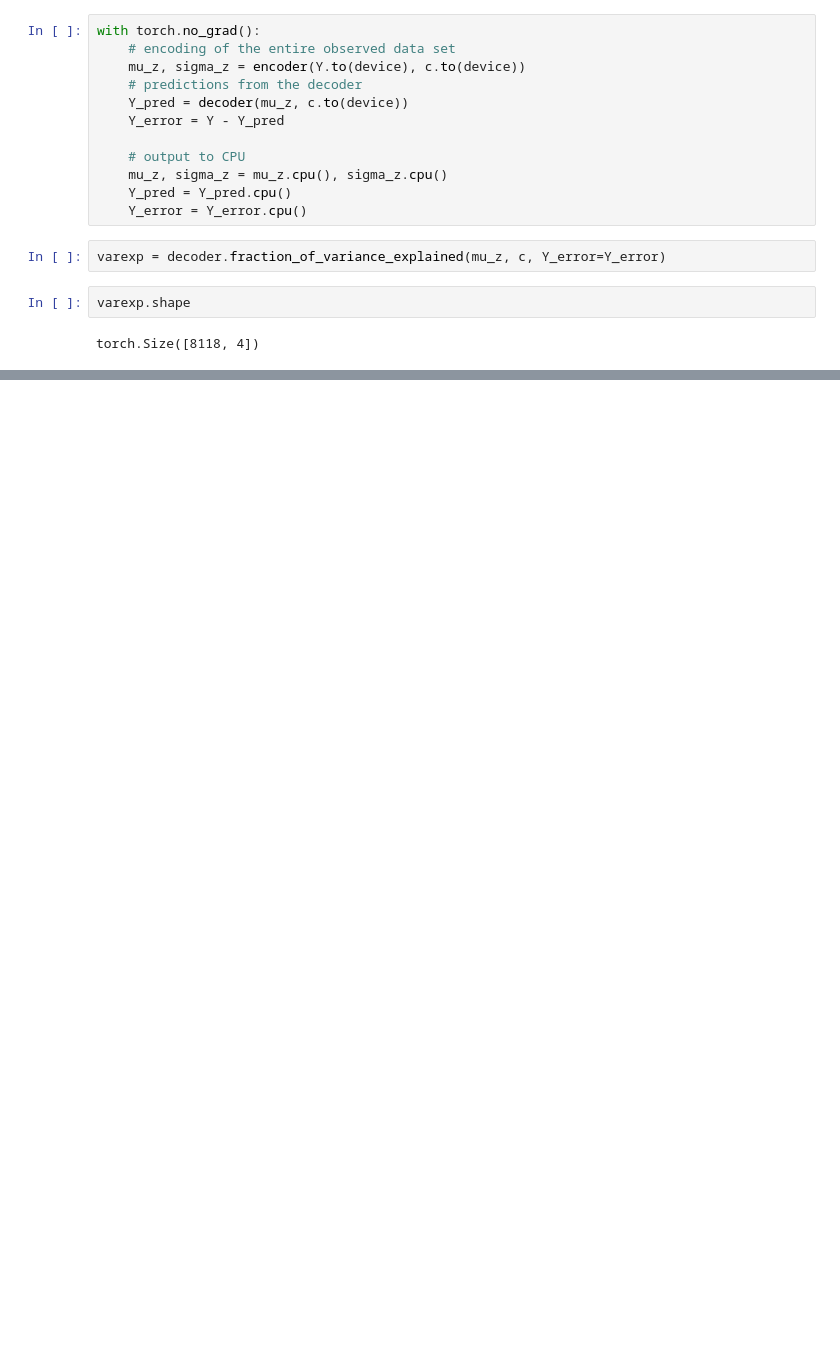
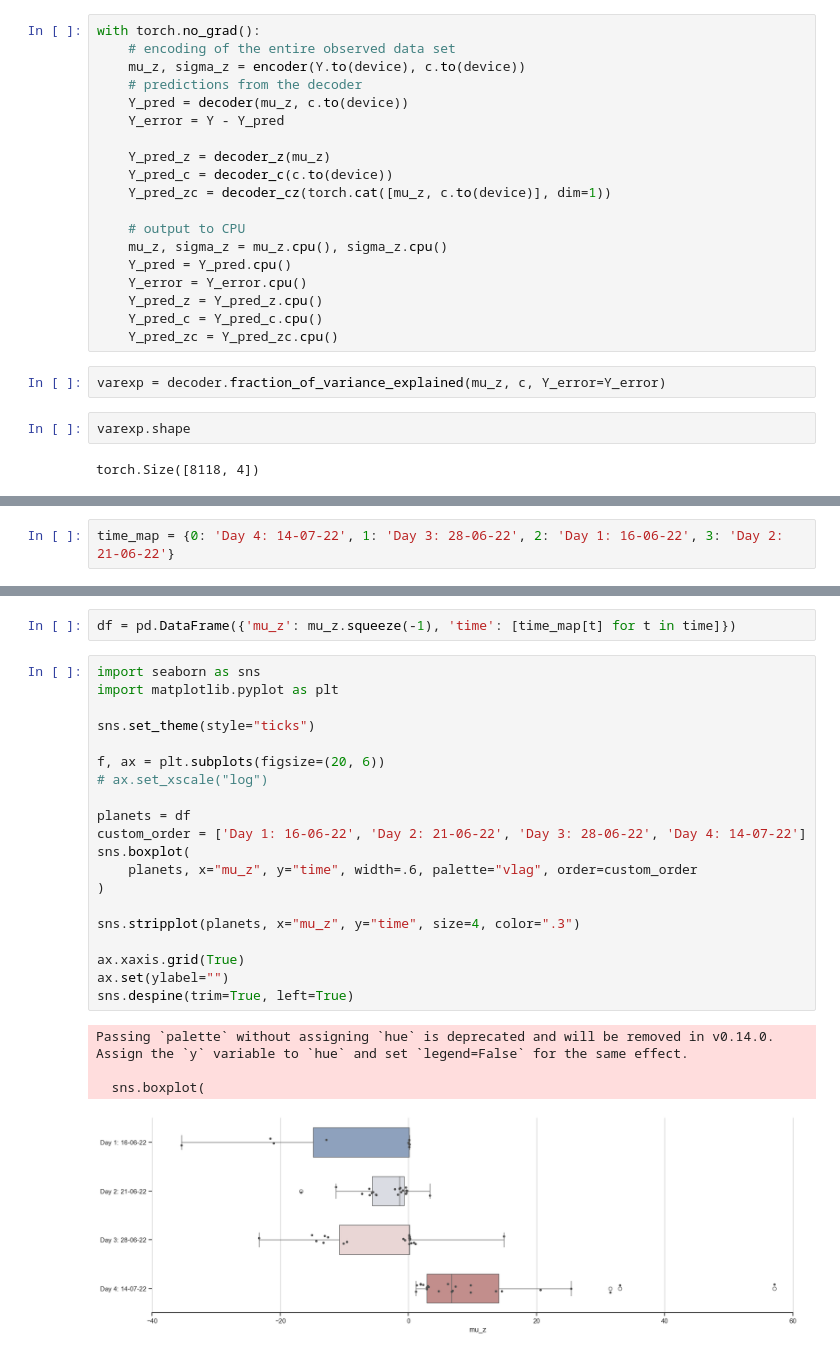
Before and after one commit to sgalkina/NeuralDecompositionMATRIX, a Jupyter notebook: toy_example.ipynb, the cells around one changed output, grey strips where cells are left out. Drawn from its saved outputs; the diff is of its cells as text; blank space fills up the shorter version.

```diff
--- a/toy_example.ipynb
+++ b/toy_example.ipynb
@@ -477,10 +501,17 @@ with torch.no_grad():
     Y_pred = decoder(mu_z, c.to(device))
     Y_error = Y - Y_pred
 
+    Y_pred_z = decoder_z(mu_z)
+    Y_pred_c = decoder_c(c.to(device))
+    Y_pred_zc = decoder_cz(torch.cat([mu_z, c.to(device)], dim=1))
+
     # output to CPU
     mu_z, sigma_z = mu_z.cpu(), sigma_z.cpu()
     Y_pred = Y_pred.cpu()
     Y_error = Y_error.cpu()
+    Y_pred_z = Y_pred_z.cpu()
+    Y_pred_c = Y_pred_c.cpu()
+    Y_pred_zc = Y_pred_zc.cpu()
 # %%
 varexp = decoder.fraction_of_variance_explained(mu_z, c, Y_error=Y_error)
 # %%
@@ -507,0 +521,2 @@ varexp[:, 0].mean(), varexp[:, 1].mean(), varexp[:, 2].mean()
+# %%
+time_map = {0: 'Day 4: 14-07-22', 1: 'Day 3: 28-06-22', 2: 'Day 1: 16-06-22', 3: 'Day 2: 21-06-22'}
@@ -507,0 +527,27 @@ varexp[:, 0].mean(), varexp[:, 1].mean(), varexp[:, 2].mean()
+# %%
+df = pd.DataFrame({'mu_z': mu_z.squeeze(-1), 'time': [time_map[t] for t in time]})
+# %%
+import seaborn as sns
+import matplotlib.pyplot as plt
+
+sns.set_theme(style="ticks")
+
+f, ax = plt.subplots(figsize=(20, 6))
+# ax.set_xscale("log")
+
+planets = df
+custom_order = ['Day 1: 16-06-22', 'Day 2: 21-06-22', 'Day 3: 28-06-22', 'Day 4: 14-07-22']
+sns.boxplot(
+    planets, x="mu_z", y="time", width=.6, palette="vlag", order=custom_order
+)
+
+sns.stripplot(planets, x="mu_z", y="time", size=4, color=".3")
+
+ax.xaxis.grid(True)
+ax.set(ylabel="")
+sns.despine(trim=True, left=True)
+# %% [output]
+Passing `palette` without assigning `hue` is deprecated and will be removed in v0.14.0. Assign the `y` variable to `hue` and set `legend=False` for the same effect.
+
+  sns.boxplot(
+[figure, added]
```
Also changed, not shown: parts of 26 cells of this notebook, 2 other files.
